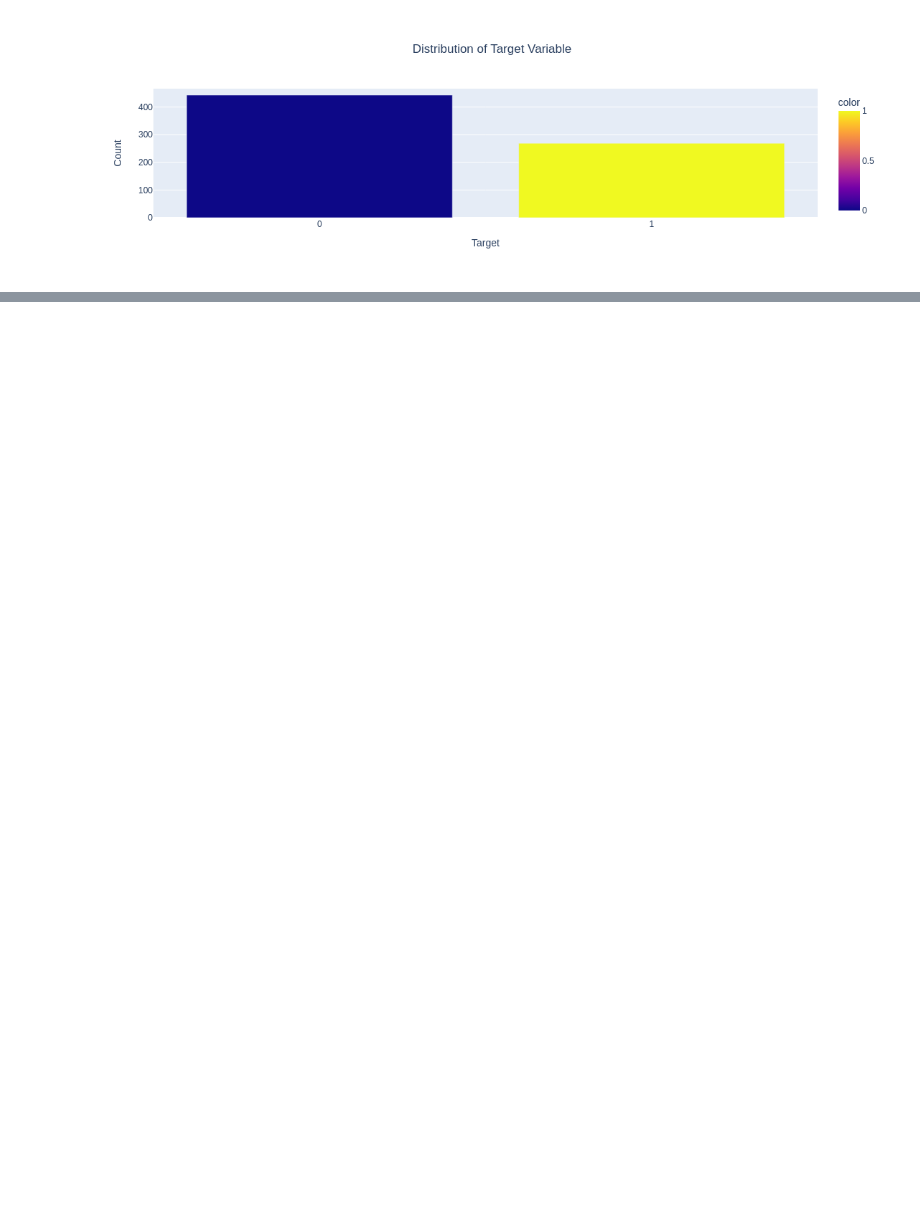
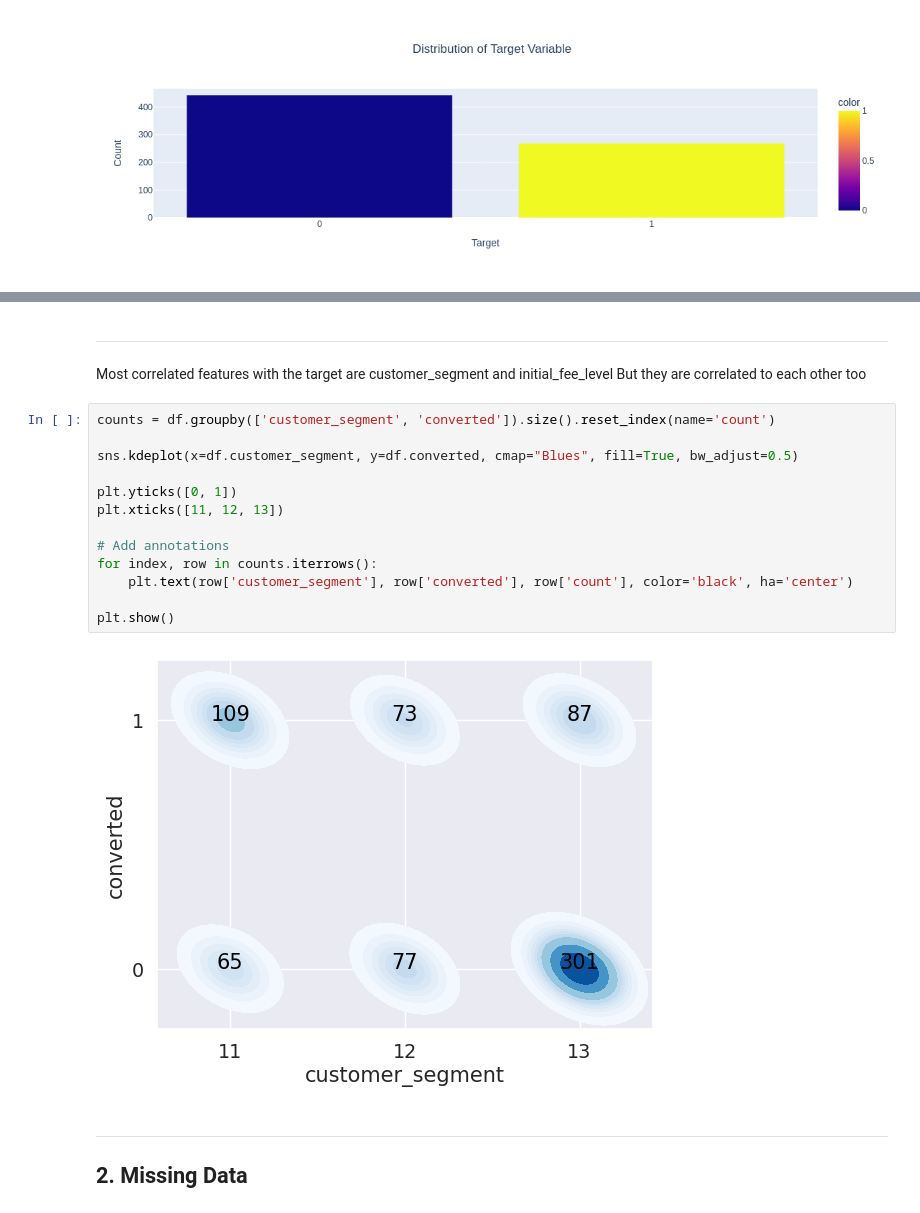
Before and after one commit to kromeo6/Customer-Seg-Study, a Jupyter notebook: Customer-Segmentation.ipynb, the cells around one changed output, grey strips where cells are left out. Cells and saved outputs as stored; diff of their text form; blank space fills up the shorter version.

```diff
--- a/Untitled.ipynb
+++ b/Customer-Segmentation.ipynb
@@ -172,0 +252,21 @@ fig.show()
+# %% [markdown]
+----------------
+Most correlated features with the target are customer_segment and initial_fee_level But they are correlated to each other too
+# %%
+counts = df.groupby(['customer_segment', 'converted']).size().reset_index(name='count')
+
+sns.kdeplot(x=df.customer_segment, y=df.converted, cmap="Blues", fill=True, bw_adjust=0.5)
+
+plt.yticks([0, 1])
+plt.xticks([11, 12, 13])
+
+# Add annotations
+for index, row in counts.iterrows():
+    plt.text(row['customer_segment'], row['converted'], row['count'], color='black', ha='center')
+
+plt.show()
+# %% [output]
+[figure, added]
+# %% [markdown]
+---
+## 2. Missing Data
```
Also changed, not shown: parts of 15 cells of this notebook.
